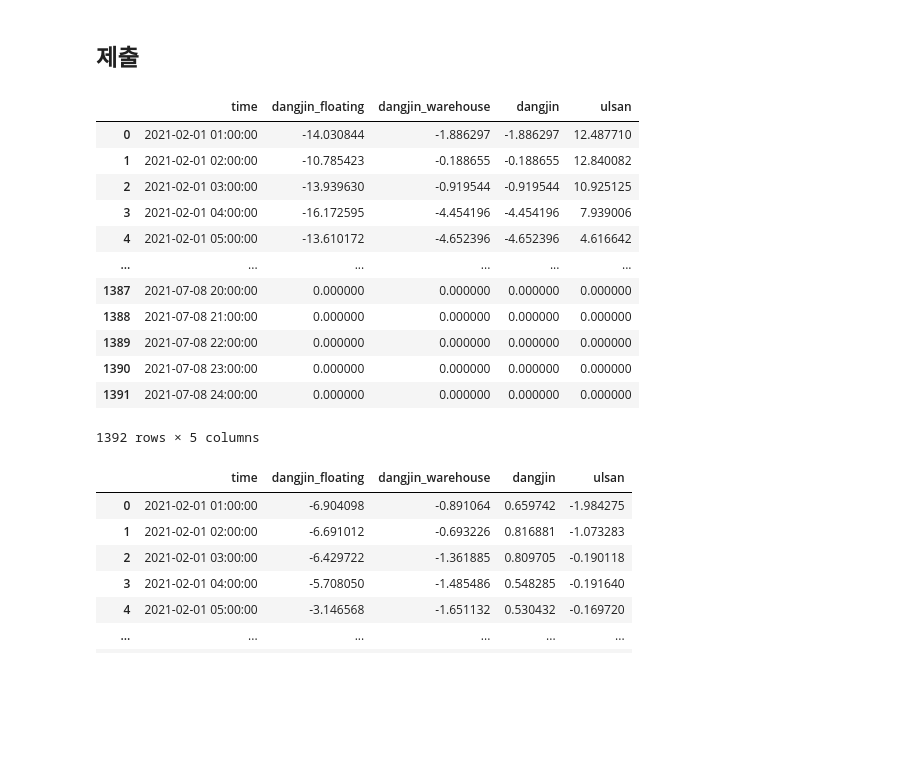
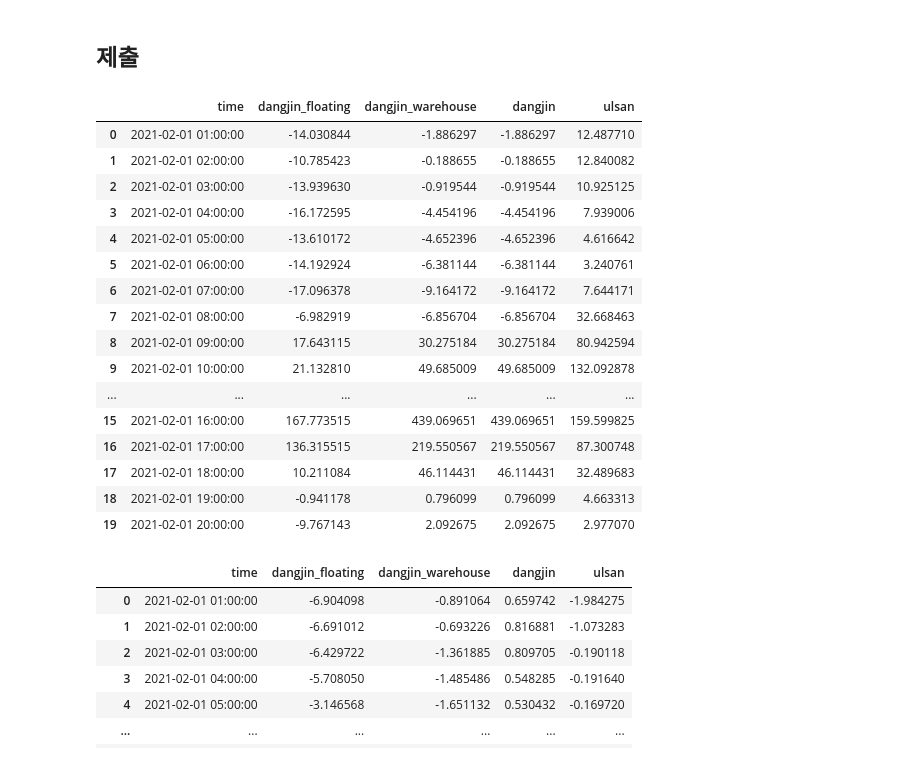
Before and after one commit to parkchanghyup/Dacon, a Jupyter notebook: 동서발전/동서발전_private 제출용.ipynb, the cells around one changed output. Cells and saved outputs as stored; diff of their text form; code cells hidden in the pictures; blank space fills up the shorter version.

```diff
--- a/동서발전/동서발전_private용.ipynb
+++ b/동서발전/동서발전_private 제출용.ipynb
@@ -915,25 +817,31 @@ submission.iloc[24*28+24*(day-1):24*28+24*day, 1] = dangjin_floating_pred.to_lis
 # %%
 dangjin_warehouse_pred = submission.iloc[:24, 2]
-
+'''
 for fold in range(10):
     #dangjin_warehouse_pred += lgb2_models[fold].predict(dangjin_test)/20
     dangjin_warehouse_pred += cat2_models[fold].predict(dangjin_test)/10
-
+    '''
+dangjin_warehouse_pred = cat2.predict(dangjin_test)
 submission.iloc[24*28+24*(day-1):24*28+24*day, 2] = dangjin_warehouse_pred.to_list()
 # %%
 dangjin_pred = submission.iloc[:24, 3]
-
+'''
 for fold in range(10):
     #dangjin_pred += lgb3_models[fold].predict(dangjin_test)/20
     dangjin_pred += cat3_models[fold].predict(dangjin_test)/10
-
+    '''
+dangjin_pred += cat3.predict(dangjin_test)
 submission.iloc[24*28+24*(day-1):24*28+24*day, 3] = dangjin_pred.to_list()
 # %%
 ulsan_pred = submission.iloc[:24, 4]
 
+'''
 for fold in range(10):
     #ulsan_pred += lgb4_models[fold].predict(ulsan_test)/20
     ulsan_pred += cat4_models[fold].predict(ulsan_test)/10
+    '''
+
+ulsan_pred += cat4.predict(ulsan_test)
 submission.iloc[24*28+24*(day-1):24*28+24*day, 4] = ulsan_pred.to_list()
 # %%
 submission.iloc[24*28+24*(day-1):24*28+24*day,:]
@@ -991,8 +901,8 @@ dangjin_pred = submission.iloc[:24*28, 2]
 for fold in range(10):
     #dangjin_pred += lgb3_models[fold].predict(dangjin_test)/20
     dangjin_pred += cat3_models[fold].predict(dangjin_test)/10
-
-submission.iloc[:24*28, 3] = dangjin_pred.to_list()
+#dangjin_pred = cat3.predict(dangjin_test)
+submission.iloc[:24*28, 3] = dangjin_pred
 # %%
 ulsan_pred = submission.iloc[:24*28, 4]
 
@@ -1005,19 +916,23 @@ submission.to_csv('final222.csv', index=False)
 # %%
-submission
+submission[:20]
 # %% [output]
 |  | time | dangjin_floating | dangjin_warehouse | dangjin | ulsan |
 | 0 | 2021-02-01 01:00:00 | -14.030844 | -1.886297 | -1.886297 | 12.487710 |
 | 1 | 2021-02-01 02:00:00 | -10.785423 | -0.188655 | -0.188655 | 12.840082 |
 | 2 | 2021-02-01 03:00:00 | -13.939630 | -0.919544 | -0.919544 | 10.925125 |
 | 3 | 2021-02-01 04:00:00 | -16.172595 | -4.454196 | -4.454196 | 7.939006 |
 | 4 | 2021-02-01 05:00:00 | -13.610172 | -4.652396 | -4.652396 | 4.616642 |
+| 5 | 2021-02-01 06:00:00 | -14.192924 | -6.381144 | -6.381144 | 3.240761 |
+| 6 | 2021-02-01 07:00:00 | -17.096378 | -9.164172 | -9.164172 | 7.644171 |
+| 7 | 2021-02-01 08:00:00 | -6.982919 | -6.856704 | -6.856704 | 32.668463 |
+| 8 | 2021-02-01 09:00:00 | 17.643115 | 30.275184 | 30.275184 | 80.942594 |
+| 9 | 2021-02-01 10:00:00 | 21.132810 | 49.685009 | 49.685009 | 132.092878 |
 | ... | ... | ... | ... | ... | ... |
-| 1387 | 2021-07-08 20:00:00 | 0.000000 | 0.000000 | 0.000000 | 0.000000 |
-| 1388 | 2021-07-08 21:00:00 | 0.000000 | 0.000000 | 0.000000 | 0.000000 |
-| 1389 | 2021-07-08 22:00:00 | 0.000000 | 0.000000 | 0.000000 | 0.000000 |
-| 1390 | 2021-07-08 23:00:00 | 0.000000 | 0.000000 | 0.000000 | 0.000000 |
-| 1391 | 2021-07-08 24:00:00 | 0.000000 | 0.000000 | 0.000000 | 0.000000 |
+| 15 | 2021-02-01 16:00:00 | 167.773515 | 439.069651 | 439.069651 | 159.599825 |
+| 16 | 2021-02-01 17:00:00 | 136.315515 | 219.550567 | 219.550567 | 87.300748 |
+| 17 | 2021-02-01 18:00:00 | 10.211084 | 46.114431 | 46.114431 | 32.489683 |
+| 18 | 2021-02-01 19:00:00 | -0.941178 | 0.796099 | 0.796099 | 4.663313 |
+| 19 | 2021-02-01 20:00:00 | -9.767143 | 2.092675 | 2.092675 | 2.977070 |
-1392 rows × 5 columns
 # %%
 submission.iloc[:24*28, 1] = dangjin_floating_pred
 submission.iloc[:24*28, 2] = dangjin_warehouse_pred
```
Also changed, not shown: parts of 48 cells of this notebook.
